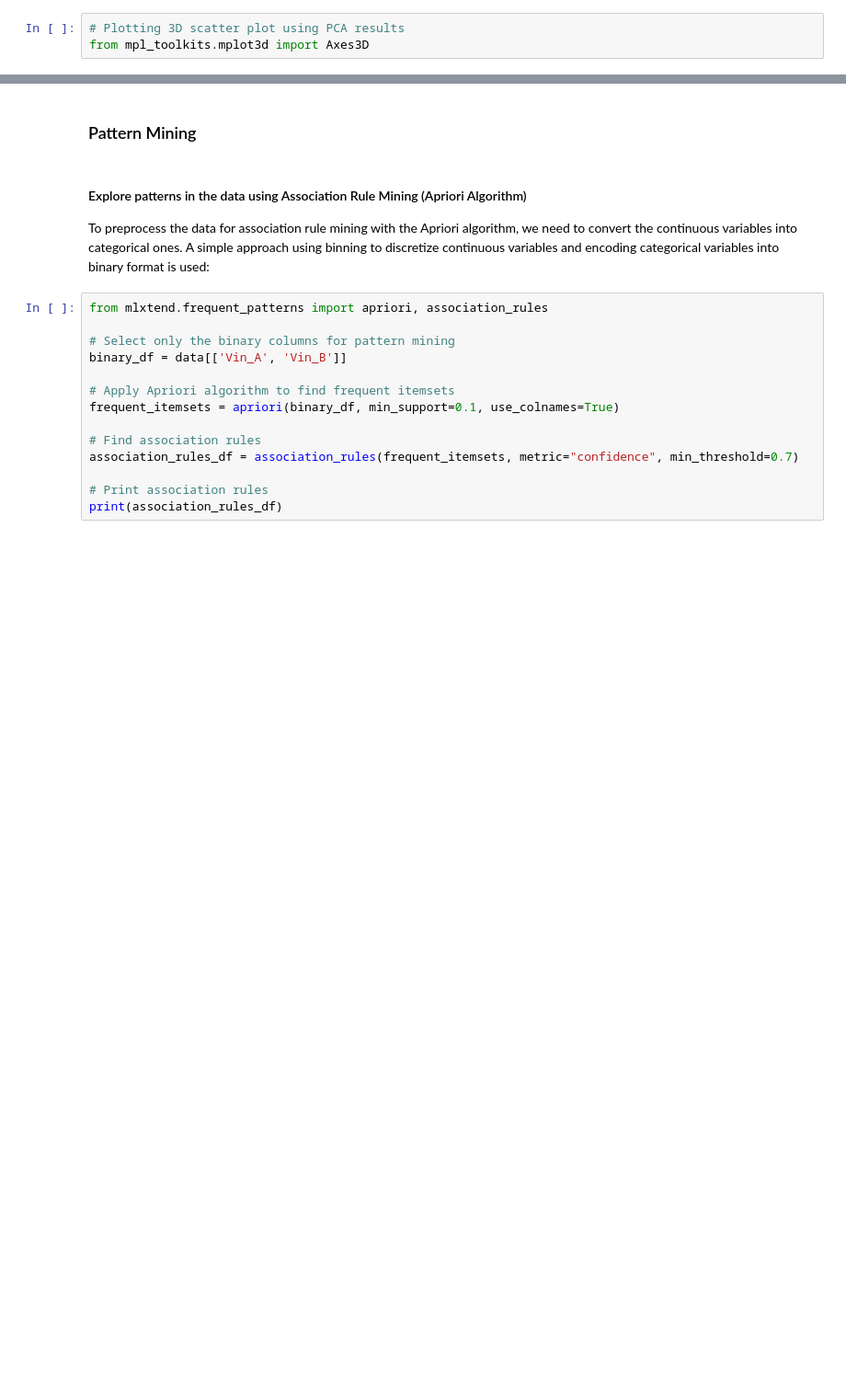
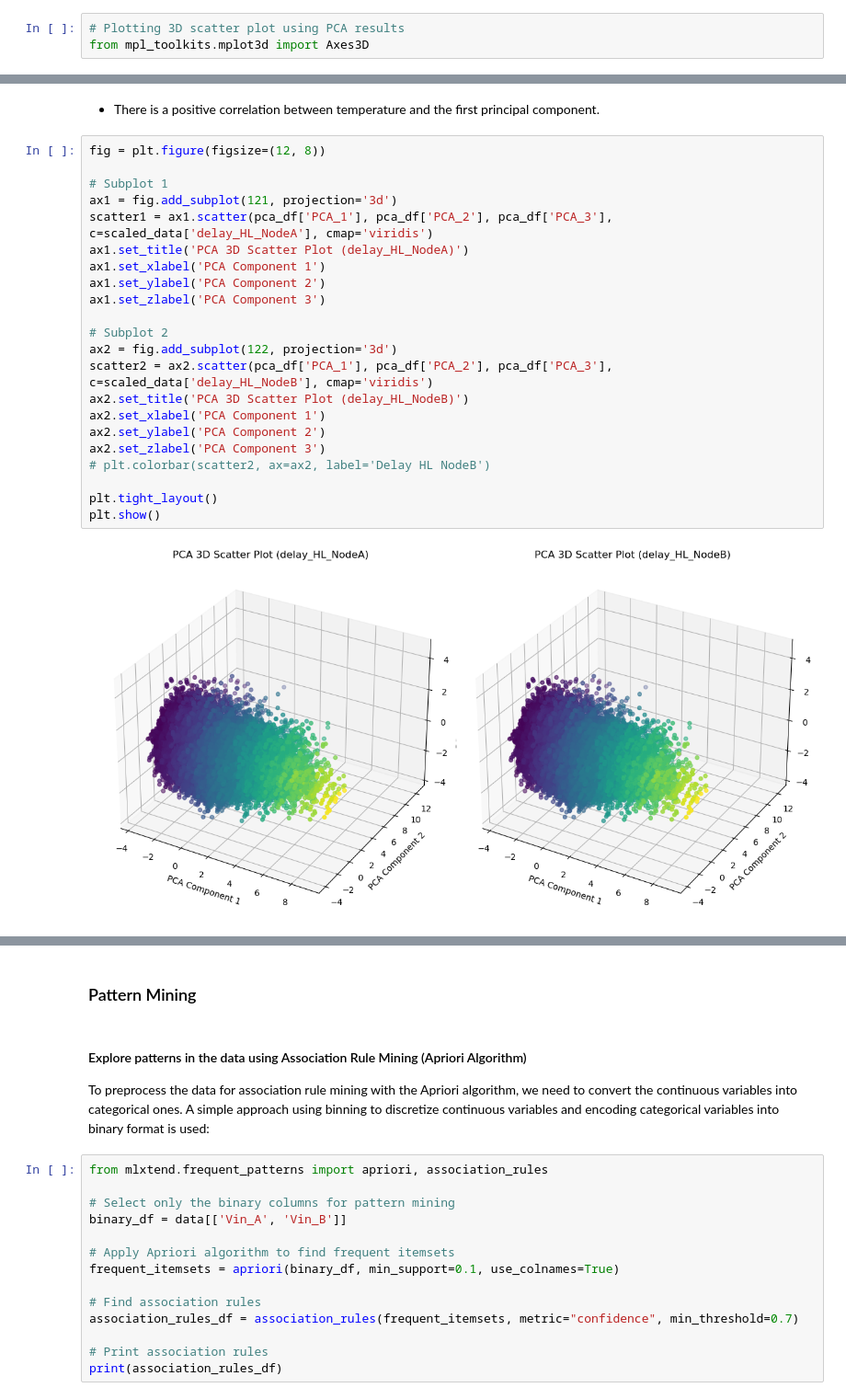
Before and after one commit to sankalp-bhat/DVD-Project-2, a Jupyter notebook: EDA/eda_nand.ipynb, the cells around one changed output, grey strips where cells are left out. Shown at 92% size. Drawn from its saved outputs; the diff is of its cells as text; blank space fills up the shorter version.

```diff
--- a/EDA/eda_nand.ipynb
+++ b/EDA/eda_nand.ipynb
@@ -236,0 +227,26 @@ plt.show()
+# %% [markdown]
+- There is a positive correlation between temperature and the first principal component.
+# %%
+fig = plt.figure(figsize=(12, 8))
+
+# Subplot 1
+ax1 = fig.add_subplot(121, projection='3d')
+scatter1 = ax1.scatter(pca_df['PCA_1'], pca_df['PCA_2'], pca_df['PCA_3'], c=scaled_data['delay_HL_NodeA'], cmap='viridis')
+ax1.set_title('PCA 3D Scatter Plot (delay_HL_NodeA)')
+ax1.set_xlabel('PCA Component 1')
+ax1.set_ylabel('PCA Component 2')
+ax1.set_zlabel('PCA Component 3')
+
+# Subplot 2
+ax2 = fig.add_subplot(122, projection='3d')
+scatter2 = ax2.scatter(pca_df['PCA_1'], pca_df['PCA_2'], pca_df['PCA_3'], c=scaled_data['delay_HL_NodeB'], cmap='viridis')
+ax2.set_title('PCA 3D Scatter Plot (delay_HL_NodeB)')
+ax2.set_xlabel('PCA Component 1')
+ax2.set_ylabel('PCA Component 2')
+ax2.set_zlabel('PCA Component 3')
+# plt.colorbar(scatter2, ax=ax2, label='Delay HL NodeB')
+
+plt.tight_layout()
+plt.show()
+# %% [output]
+[figure, added]
```
Also changed, not shown: parts of 17 cells of this notebook.
